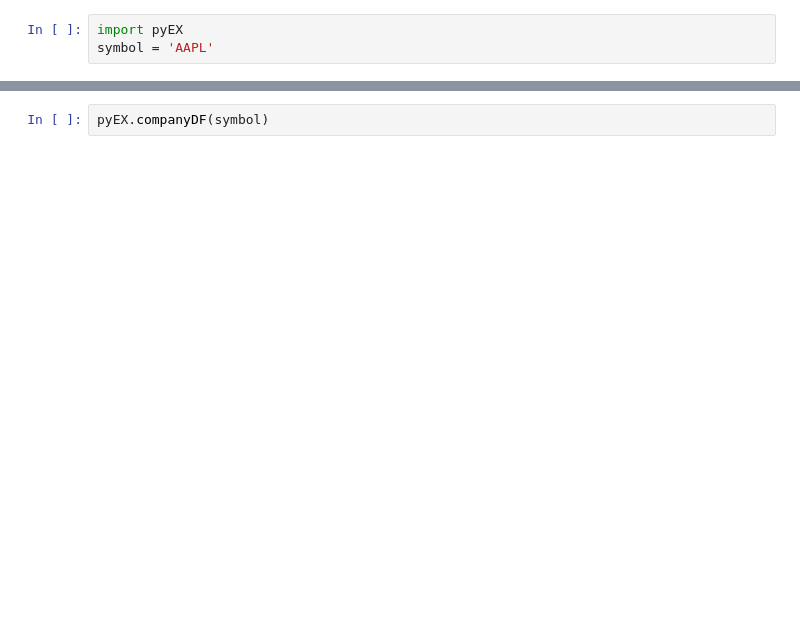
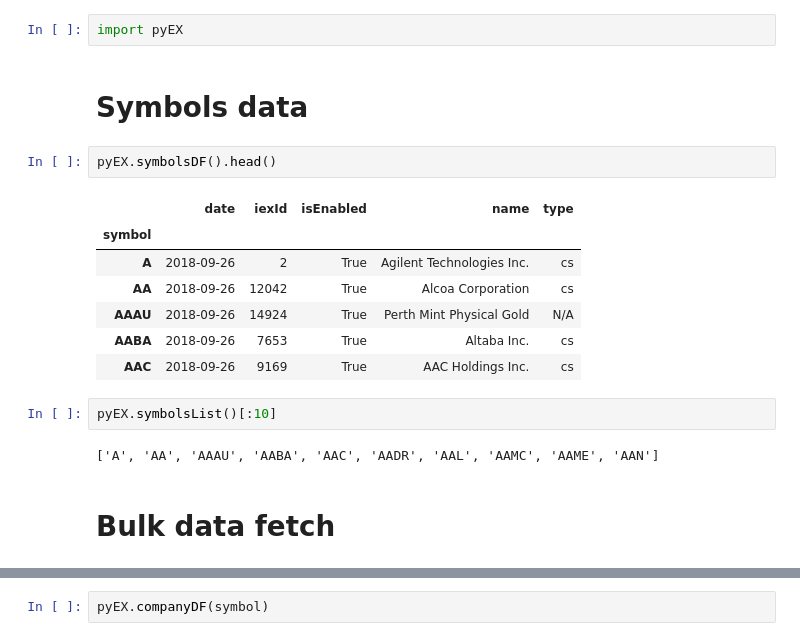
Before and after one commit to tkp-archive/pyEX, a Jupyter notebook: all.ipynb, the cells around one changed output, grey strips where cells are left out. Cells and saved outputs as stored; diff of their text form; blank space fills up the shorter version.

```diff
--- a/all.ipynb
+++ b/all.ipynb
@@ -1,3 +1,20 @@
 # %%
 import pyEX
-symbol = 'AAPL'
+# %% [markdown]
+# Symbols data
+# %%
+pyEX.symbolsDF().head()
+# %% [output]
+|  | date | iexId | isEnabled | name | type |
+| symbol |  |  |  |  |  |
+| A | 2018-09-26 | 2 | True | Agilent Technologies Inc. | cs |
+| AA | 2018-09-26 | 12042 | True | Alcoa Corporation | cs |
+| AAAU | 2018-09-26 | 14924 | True | Perth Mint Physical Gold | N/A |
+| AABA | 2018-09-26 | 7653 | True | Altaba Inc. | cs |
+| AAC | 2018-09-26 | 9169 | True | AAC Holdings Inc. | cs |
+# %%
+pyEX.symbolsList()[:10]
+# %% [output]
+['A', 'AA', 'AAAU', 'AABA', 'AAC', 'AADR', 'AAL', 'AAMC', 'AAME', 'AAN']
+# %% [markdown]
+# Bulk data fetch
```
Also changed, not shown: parts of 62 cells of this notebook, 5 other files.
